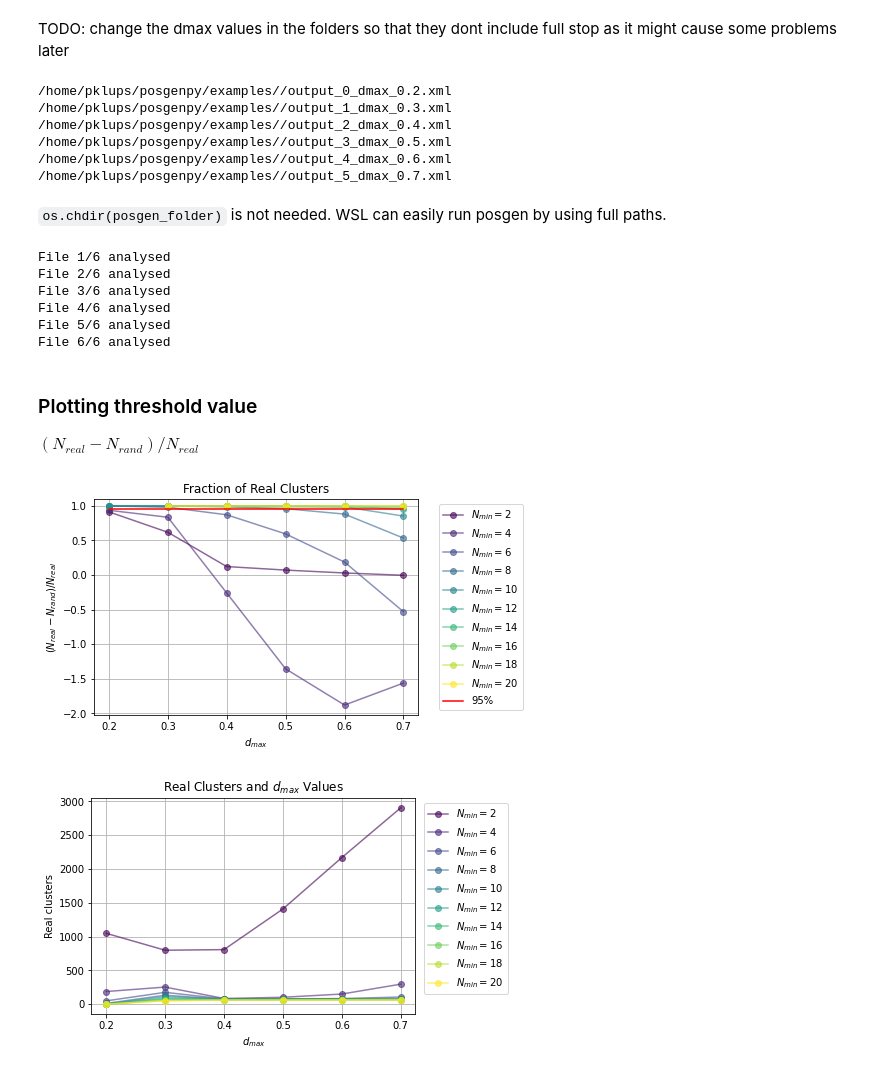
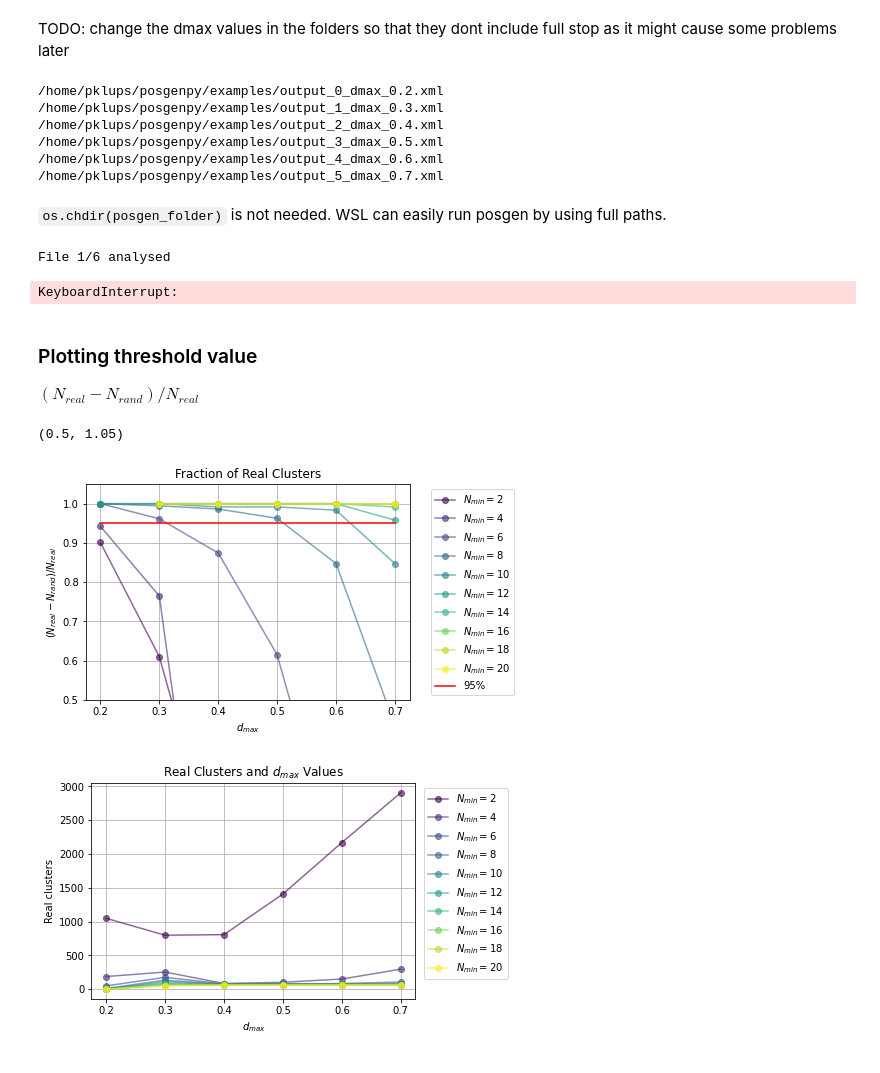
Before and after one commit to PrzemyslawKlups/posgenpy, a Jupyter notebook: Plotting real vs random clusters and more.ipynb, the cells around one changed output. Cells and saved outputs as stored; diff of their text form; code cells hidden in the pictures.

Commit message:
using example pos file

````diff
--- a/Plotting real vs random clusters and more.ipynb
+++ b/Plotting real vs random clusters and more.ipynb
@@ -20,8 +20,8 @@ import sys
 # %%
 output_folder = "/home/pklups/posgenpy/examples/" # put "/" at the end
 posgen_folder = "/home/pklups/apttools-posgen-code/" # put "/" at the end
-pos_file_path= "" #R5083_09569-v08-roi_noOx.pos
-range_file_path="" #R5083_09569-v08_noOx.rrng
+pos_file_path= "/home/pklups/posgenpy/posgenpyTest_easy.pos" #R5083_09569-v08-roi_noOx.pos
+range_file_path="/home/pklups/posgenpy/examples/posgenpyTest.rrng" #R5083_09569-v08_noOx.rrng
 random_runs = 5
 # change working directory into posgen - otherwise it can't run
 os.chdir(posgen_folder)
@@ -85,12 +85,12 @@ TODO: change the dmax values in the folders so that they dont include full stop
 for x in xml_files:
     print(x)
 # %% [output]
-/home/pklups/posgenpy/examples//output_0_dmax_0.2.xml
-/home/pklups/posgenpy/examples//output_1_dmax_0.3.xml
-/home/pklups/posgenpy/examples//output_2_dmax_0.4.xml
-/home/pklups/posgenpy/examples//output_3_dmax_0.5.xml
-/home/pklups/posgenpy/examples//output_4_dmax_0.6.xml
-/home/pklups/posgenpy/examples//output_5_dmax_0.7.xml
+/home/pklups/posgenpy/examples/output_0_dmax_0.2.xml
+/home/pklups/posgenpy/examples/output_1_dmax_0.3.xml
+/home/pklups/posgenpy/examples/output_2_dmax_0.4.xml
+/home/pklups/posgenpy/examples/output_3_dmax_0.5.xml
+/home/pklups/posgenpy/examples/output_4_dmax_0.6.xml
+/home/pklups/posgenpy/examples/output_5_dmax_0.7.xml
 # %% [markdown]
 ```os.chdir(posgen_folder)``` is not needed. WSL can easily run posgen by using full paths.
 # %%
@@ -107,26 +107,25 @@ for i, xml_file in enumerate(xml_files):
 # print(os.getcwd())
 # %% [output]
 File 1/6 analysed
-File 2/6 analysed
-File 3/6 analysed
-File 4/6 analysed
-File 5/6 analysed
-File 6/6 analysed
+KeyboardInterrupt:
 # %% [markdown]
 ### Plotting threshold value
 $(N_{real} - N_{rand})/N_{real}$
 # %%
 n_min_values = list(range(2, 21, 2))
 
 pgp.plot_real_cluster_ratio_across_swept_param(
     swept_parameters=dmax_values,
     swept_parameter_name="$d_{max}$",
     random_runs=random_runs,
     xml_files=xml_files,
     n_min_values=n_min_values
 )
+
+plt.ylim(0.5, 1.05)
 # %% [output]
+(0.5, 1.05)
-[figure, old version]
+[figure, new version]
 # %%
 pgp.plot_real_clusters_across_swept_param(
     swept_parameters=dmax_values,
````
Also changed, not shown: parts of 2 cells of this notebook.
